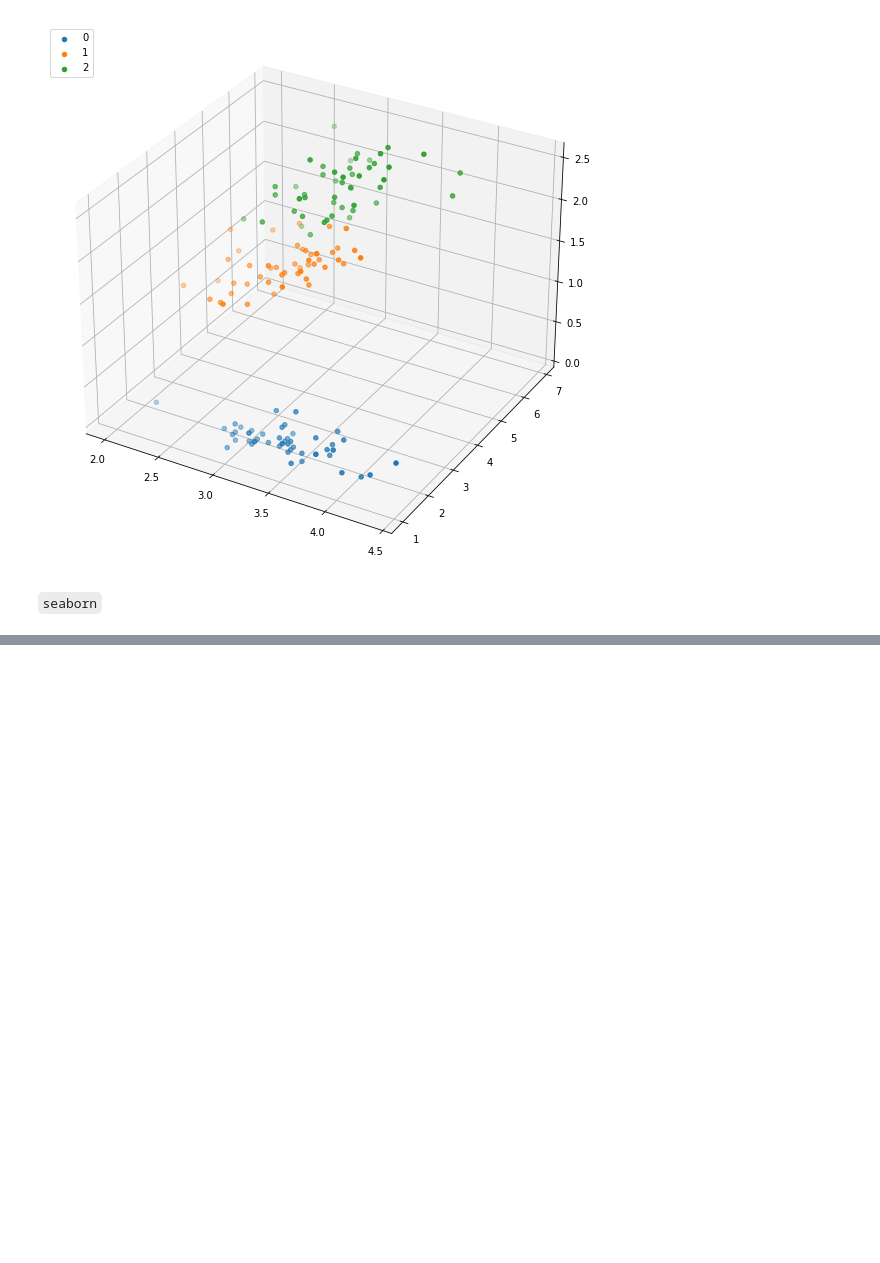
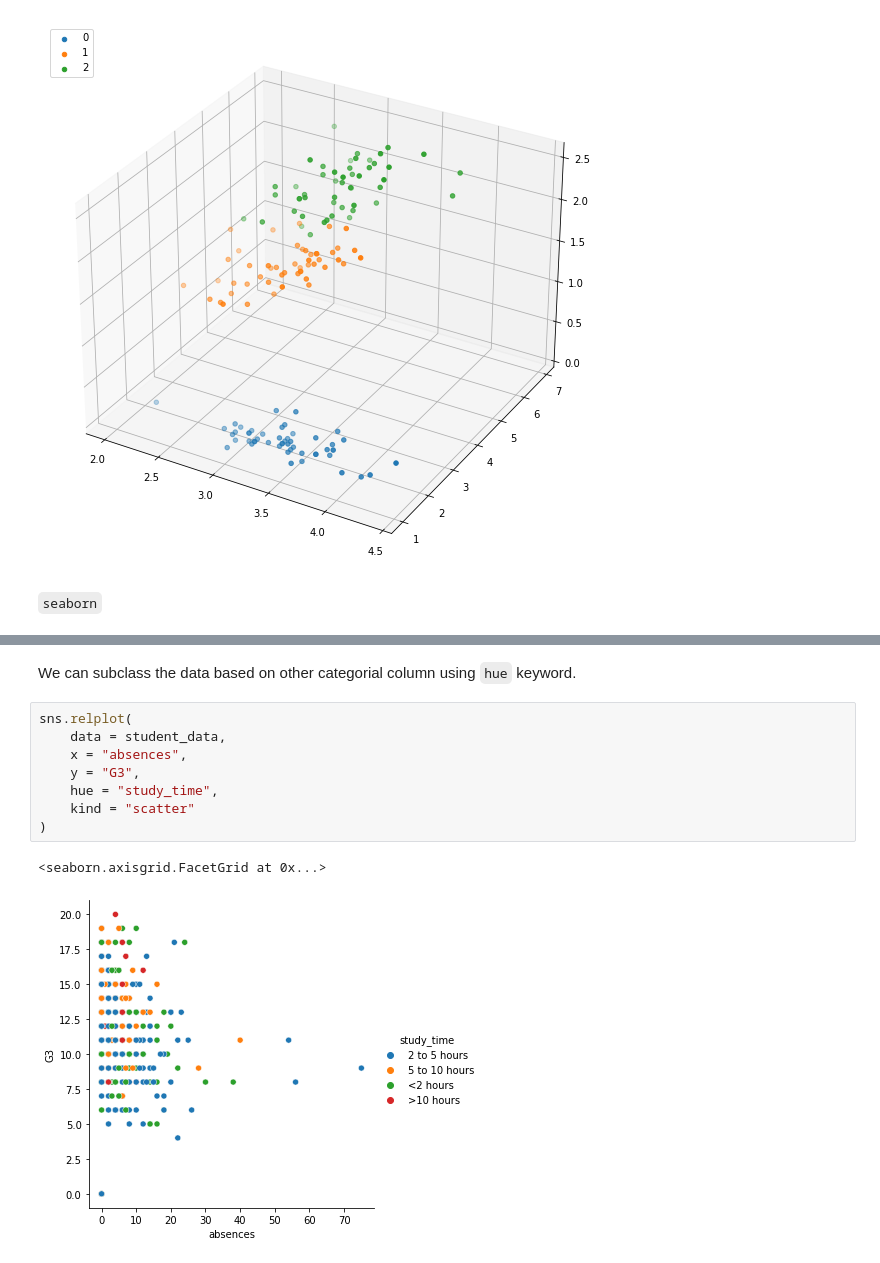
Before and after one commit to AhmedKhaled8/My-ML-Scratch, a Jupyter notebook: 00-Visualization/00-Visualization.ipynb, the cells around one changed output, grey strips where cells are left out. Cells and saved outputs as stored; diff of their text form; blank space fills up the shorter version.

```diff
--- a/00-Visualization/00-Visualization.ipynb
+++ b/00-Visualization/00-Visualization.ipynb
@@ -343,0 +393,13 @@ TODO: Add `seaborn` tutorial.
+# %% [markdown]
+We can subclass the data based on other categorial column using `hue` keyword.
+# %%
+sns.relplot(
+    data = student_data,
+    x = "absences",
+    y = "G3",
+    hue = "study_time",
+    kind = "scatter"
+)
+# %% [output]
+<seaborn.axisgrid.FacetGrid at 0x...>
+[figure, added]
```
Also changed, not shown: parts of 118 cells of this notebook, 4 other files.
